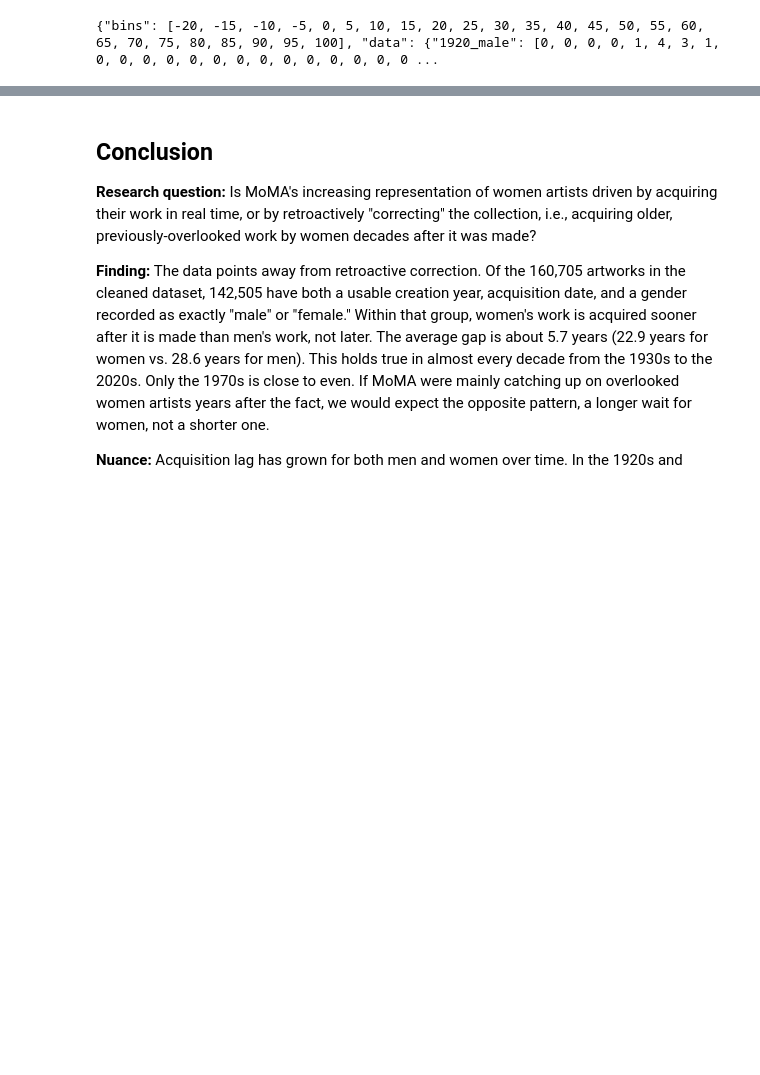
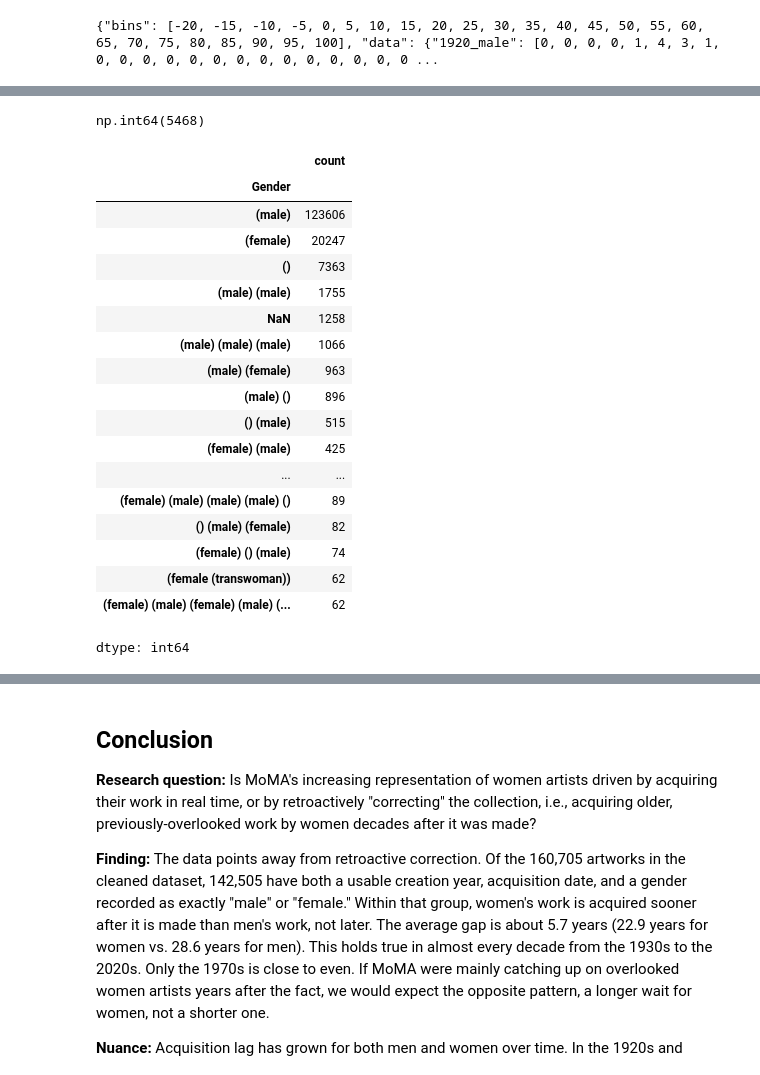
Before and after one commit to ikuznetsova0207/MoMA-Acquisition-Lag, a Jupyter notebook: notebooks/03_gender_acquisition_lag.ipynb, the cells around one changed output, grey strips where cells are left out. Drawn from its saved outputs; the diff is of its cells as text; code cells hidden in the pictures; blank space fills up the shorter version.

```diff
--- a/notebooks/03_gender_acquisition_lag.ipynb
+++ b/notebooks/03_gender_acquisition_lag.ipynb
@@ -155,0 +243,30 @@ files.download('lag_histogram.json')
+# %%
+df['DateAcquired'] = pd.to_datetime(df['DateAcquired'],
+                                    errors = 'coerce')
+df['DateAcquired'].min(),
+df['DateAcquired'].max(),
+df['DateAcquired'].isna().sum()
+# %% [output]
+np.int64(5468)
+# %%
+df['Gender'].value_counts(dropna=False).head(20)
+# %% [output]
+|  | count |
+| Gender |  |
+| (male) | 123606 |
+| (female) | 20247 |
+| () | 7363 |
+| (male) (male) | 1755 |
+| NaN | 1258 |
+| (male) (male) (male) | 1066 |
+| (male) (female) | 963 |
+| (male) () | 896 |
+| () (male) | 515 |
+| (female) (male) | 425 |
+| ... | ... |
+| (female) (male) (male) (male) () | 89 |
+| () (male) (female) | 82 |
+| (female) () (male) | 74 |
+| (female (transwoman)) | 62 |
+| (female) (male) (female) (male) (... | 62 |
+dtype: int64
```
Also changed, not shown: parts of 18 cells of this notebook.
